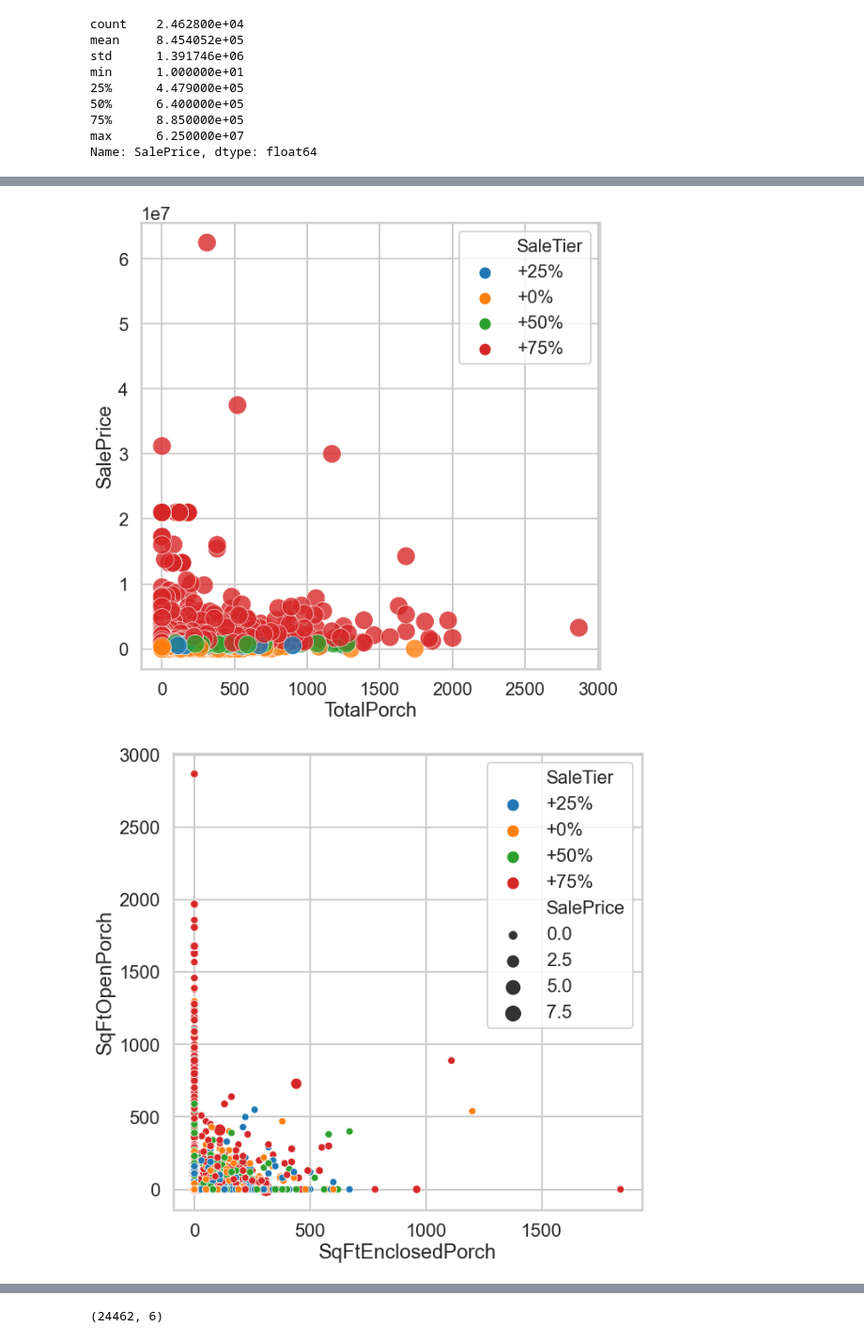
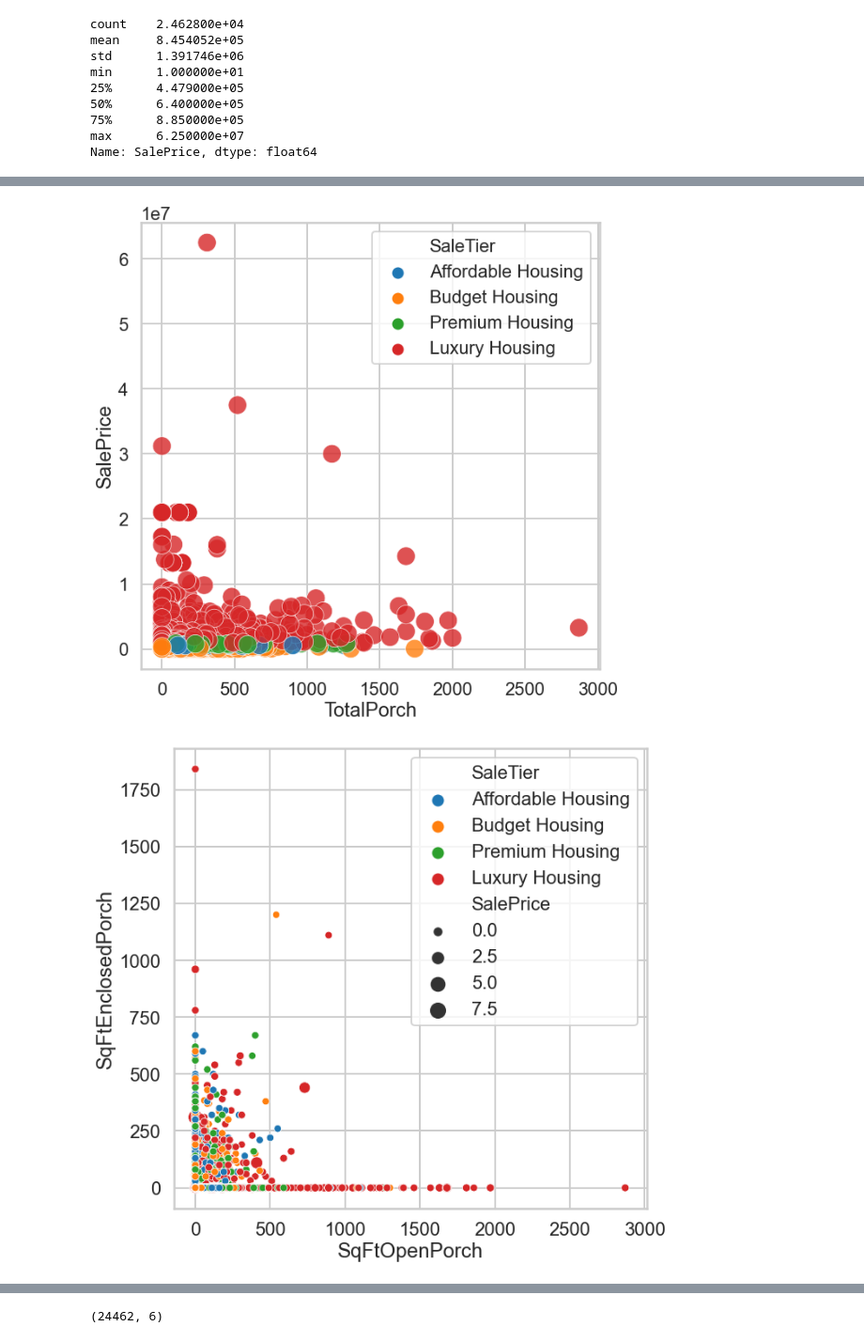
Before and after one commit to ghPRao/phase_2_project_chicago-sf-seattle-ds-082420, a Jupyter notebook: andrew_PR_EDA.ipynb, the cells around one changed output, grey strips where cells are left out. Shown at 94% size. Saved outputs shown, nothing was run; the diff lists cells and outputs as text; code cells hidden in the pictures.

Commit message:
visualizations for q 2 and 3

```diff
--- a/andrew_PR_EDA.ipynb
+++ b/andrew_PR_EDA.ipynb
@@ -543,13 +543,13 @@ def sale_tier(s):
     d = df_porch['SalePrice'].describe()
     r = ''
     if s >= d['75%']:
-        r = '+75%'
+        r = 'Luxury Housing'
     elif s >= d['50%']:
-        r = '+50%'
+        r = 'Premium Housing'
     elif s >= d['25%']:
-        r = '+25%'
+        r = 'Affordable Housing'
     else:
-        r = '+0%'
+        r = 'Budget Housing'
     return r
 # %%
 df_porch['SaleTier'] = df_porch['SalePrice'].apply(lambda x: sale_tier(x))
@@ -618,9 +618,9 @@ Warnings:
 fig, ax = plt.subplots(figsize=(10, 10))
 ax = sns.scatterplot(data=df_porch, x="TotalPorch", y="SalePrice", hue = 'SaleTier', alpha = 0.8, s=500)
 # %% [output]
-[figure, old version]
+[figure, new version]
 # %%
 fig, ax = plt.subplots(figsize=(10, 10))
-ax = sns.scatterplot(data=df_porch, x="SqFtEnclosedPorch", y="SqFtOpenPorch", size = 'SalePrice', hue = 'SaleTier', s=1000)
+ax = sns.scatterplot(data=df_porch, y="SqFtEnclosedPorch", x="SqFtOpenPorch", size = 'SalePrice', hue = 'SaleTier', s=1000)
 # %% [output]
-[figure, old version]
+[figure, new version]
```
Also changed, not shown: parts of 11 cells of this notebook.
